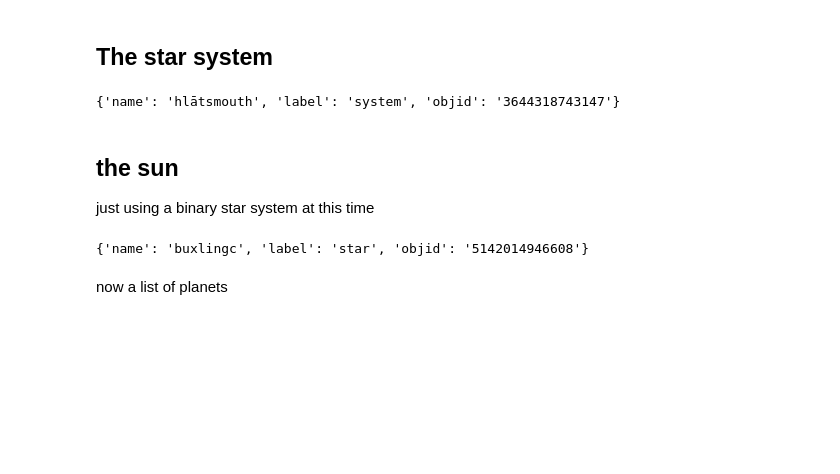
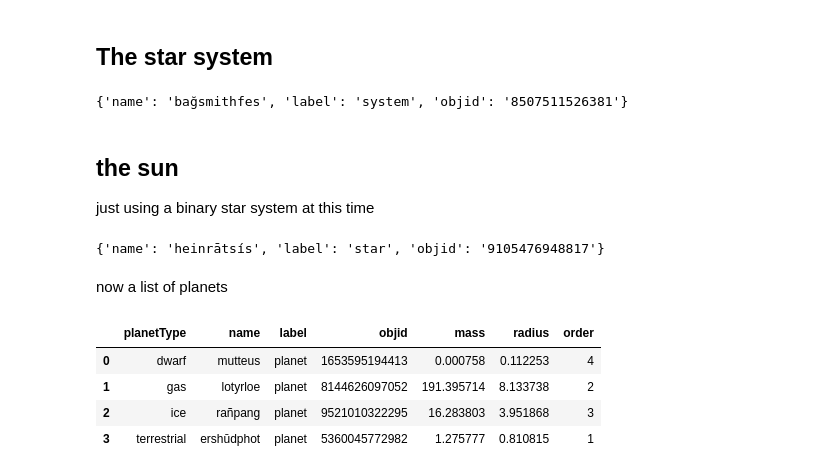
Before and after one commit to BillmanH/exoplanets, a Jupyter notebook: notebooks/Build Home System.ipynb, the cells around one changed output. Saved outputs shown, nothing was run; the diff lists cells and outputs as text; code cells hidden in the pictures; blank space fills up the shorter version.

```diff
--- a/notebooks/Build Home System.ipynb
+++ b/notebooks/Build Home System.ipynb
@@ -28,35 +36,0 @@ data from my stats
-# %%
-pdata = {
-    "dwarf": {
-        "count": 6.0,
-        "prob": 0.42857142857142855,
-        "mass_mean": 0.0011061666666666668,
-        "mass_std": 0.0011102811205576121,
-        "radius_mean": 0.129,
-        "radius_std": 0.04591683787021923,
-    },
-    "gas": {
-        "count": 2.0,
-        "prob": 0.14285714285714285,
-        "mass_mean": 206.49599999999998,
-        "mass_std": 157.45005275324613,
-        "radius_mean": 10.055,
-        "radius_std": 1.2940054095713813,
-    },
-    "ice": {
-        "count": 2.0,
-        "prob": 0.14285714285714285,
-        "mass_mean": 15.8415,
-        "mass_std": 1.846255805678074,
-        "radius_mean": 3.923,
-        "radius_std": 0.08202438661763928,
-    },
-    "terrestrial": {
-        "count": 4.0,
-        "prob": 0.2857142857142857,
-        "mass_mean": 0.49432499999999996,
-        "mass_std": 0.4834953524423305,
-        "radius_mean": 0.7162,
-        "radius_std": 0.3056014070648236,
-    },
-}
@@ -72,22 +75,30 @@ import universe as u
 ## The star system
 # %%
 system = {
-    "name": u.make_word(u.rnd(2, 1)),
+    "name": make_word(rnd(2, 1)),
     "label": "system",
-    "objid": universe.uuid(n=13),
+    "objid": uuid(n=13),
 }
 system
 # %% [output]
-{'name': 'hlātsmouth', 'label': 'system', 'objid': '3644318743147'}
+{'name': 'bağsmithfes', 'label': 'system', 'objid': '8507511526381'}
 # %% [markdown]
 ## the sun
 just using a binary star system at this time
 # %%
-star = {"name": u.make_word(u.rnd(2, 1)), "label": "star", "objid": universe.uuid(n=13)}
+star = {"name": make_word(rnd(2, 1)), "label": "star", "objid": uuid(n=13)}
 star
 # %% [output]
-{'name': 'buxlingc', 'label': 'star', 'objid': '5142014946608'}
+{'name': 'heinrātsís', 'label': 'star', 'objid': '9105476948817'}
 # %% [markdown]
 now a list of planets
+# %%
+pd.DataFrame([make_planet(p) for p in pdata.keys()])
+# %% [output]
+|  | planetType | name | label | objid | mass | radius | order |
+| 0 | dwarf | mutteus | planet | 1653595194413 | 0.000758 | 0.112253 | 4 |
+| 1 | gas | lotyrloe | planet | 8144626097052 | 191.395714 | 8.133738 | 2 |
+| 2 | ice | rañpang | planet | 9521010322295 | 16.283803 | 3.951868 | 3 |
+| 3 | terrestrial | ershūdphot | planet | 5360045772982 | 1.275777 | 0.810815 | 1 |
 # %%
 planets = [
```
Also changed, not shown: parts of 21 cells of this notebook, 2 other files.
